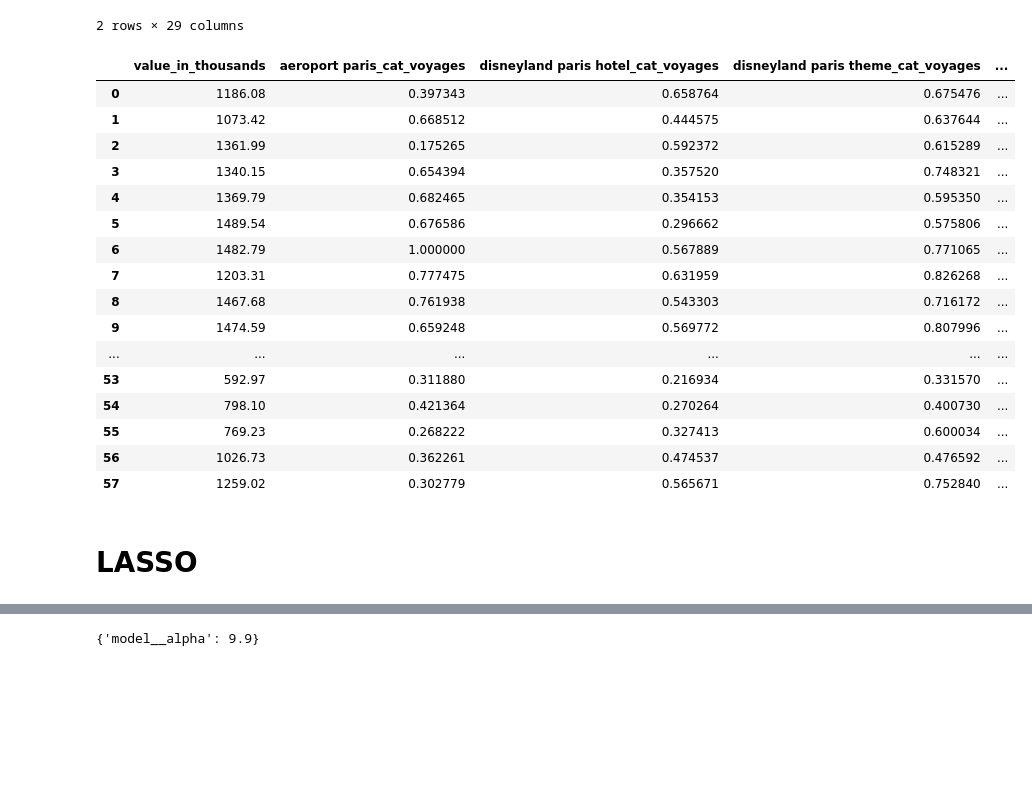
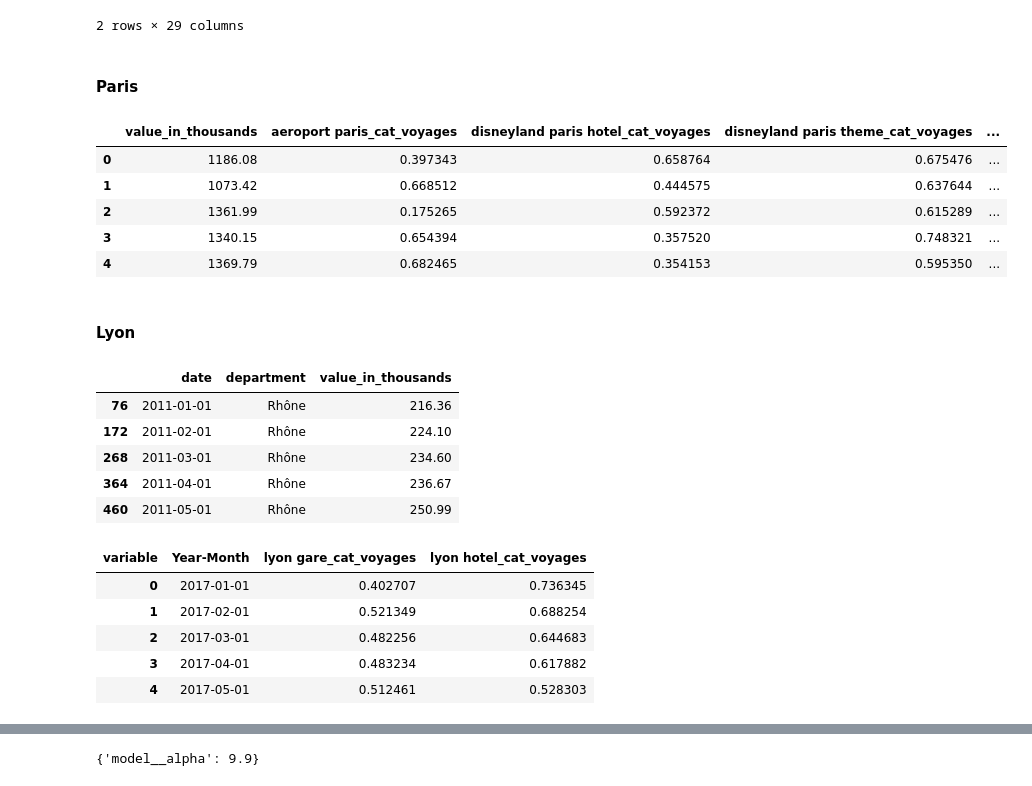
Before and after one commit to julienowack/stat_app, a Jupyter notebook: test lasso.ipynb, the cells around one changed output, grey strips where cells are left out. Cells and saved outputs as stored; diff of their text form; code cells hidden in the pictures; blank space fills up the shorter version.

Commit message:
Update test lasso.ipynb
lasso + RLS du nb de touristes par département sur les gt + étude des corrélations

```diff
--- a/test lasso.ipynb
+++ b/test lasso.ipynb
@@ -67,6 +69,8 @@ df_gt6.head(2)
 | 0 | 0.380821 | 0.397343 | 0.218335 | 0.658764 | ... |
 | 1 | 0.397884 | 0.668512 | 0.286189 | 0.444575 | ... |
 2 rows × 29 columns
+# %% [markdown]
+####  Paris
 # %%
 # données officielles pour paris
 df_Official_Data_Paris = df_France_Official_Data2[df_France_Official_Data2['department']=='Paris']
@@ -83,24 +87,13 @@ df_paris=df_Official_Data_Paris.merge(df_gt6_paris, on="date", how="inner")
 # %%
 # je supprime toutes les variables non numériques
 df_paris=df_paris.drop(["date", "department"], axis=1)
-df_paris
+df_paris.head()
 # %% [output]
 |  | value_in_thousands | aeroport paris_cat_voyages | disneyland paris hotel_cat_voyages | disneyland paris theme_cat_voyages | ... |
 | 0 | 1186.08 | 0.397343 | 0.658764 | 0.675476 | ... |
 | 1 | 1073.42 | 0.668512 | 0.444575 | 0.637644 | ... |
 | 2 | 1361.99 | 0.175265 | 0.592372 | 0.615289 | ... |
 | 3 | 1340.15 | 0.654394 | 0.357520 | 0.748321 | ... |
 | 4 | 1369.79 | 0.682465 | 0.354153 | 0.595350 | ... |
-| 5 | 1489.54 | 0.676586 | 0.296662 | 0.575806 | ... |
-| 6 | 1482.79 | 1.000000 | 0.567889 | 0.771065 | ... |
-| 7 | 1203.31 | 0.777475 | 0.631959 | 0.826268 | ... |
-| 8 | 1467.68 | 0.761938 | 0.543303 | 0.716172 | ... |
-| 9 | 1474.59 | 0.659248 | 0.569772 | 0.807996 | ... |
-| ... | ... | ... | ... | ... | ... |
-| 53 | 592.97 | 0.311880 | 0.216934 | 0.331570 | ... |
-| 54 | 798.10 | 0.421364 | 0.270264 | 0.400730 | ... |
-| 55 | 769.23 | 0.268222 | 0.327413 | 0.600034 | ... |
-| 56 | 1026.73 | 0.362261 | 0.474537 | 0.476592 | ... |
-| 57 | 1259.02 | 0.302779 | 0.565671 | 0.752840 | ... |
 # %% [markdown]
-# LASSO
+#### Lyon
@@ -112,0 +100,22 @@ from sklearn.linear_model import Lasso
+# %%
+# données officielles pour lyon
+df_Official_Data_Lyon = df_France_Official_Data2[df_France_Official_Data2['department']=='Rhône']
+df_Official_Data_Lyon.head(5)
+# %% [output]
+|  | date | department | value_in_thousands |
+| 76 | 2011-01-01 | Rhône | 216.36 |
+| 172 | 2011-02-01 | Rhône | 224.10 |
+| 268 | 2011-03-01 | Rhône | 234.60 |
+| 364 | 2011-04-01 | Rhône | 236.67 |
+| 460 | 2011-05-01 | Rhône | 250.99 |
+# %%
+# je sélectionne les gt
+df_gt6_lyon=df_gt6[["Year-Month","lyon gare_cat_voyages", "lyon hotel_cat_voyages"]]
+df_gt6_lyon.head(5)
+# %% [output]
+| variable | Year-Month | lyon gare_cat_voyages | lyon hotel_cat_voyages |
+| 0 | 2017-01-01 | 0.402707 | 0.736345 |
+| 1 | 2017-02-01 | 0.521349 | 0.688254 |
+| 2 | 2017-03-01 | 0.482256 | 0.644683 |
+| 3 | 2017-04-01 | 0.483234 | 0.617882 |
+| 4 | 2017-05-01 | 0.512461 | 0.528303 |
```
Also changed, not shown: parts of 68 cells of this notebook.
